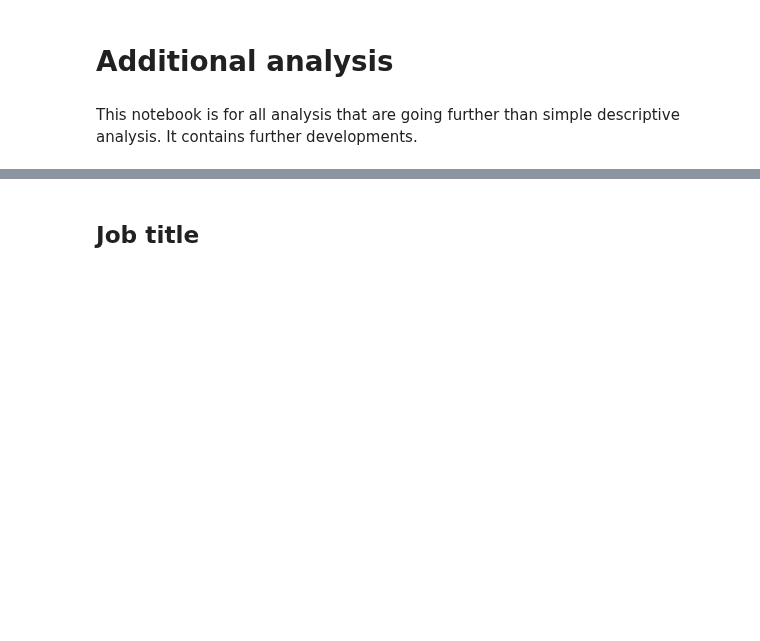
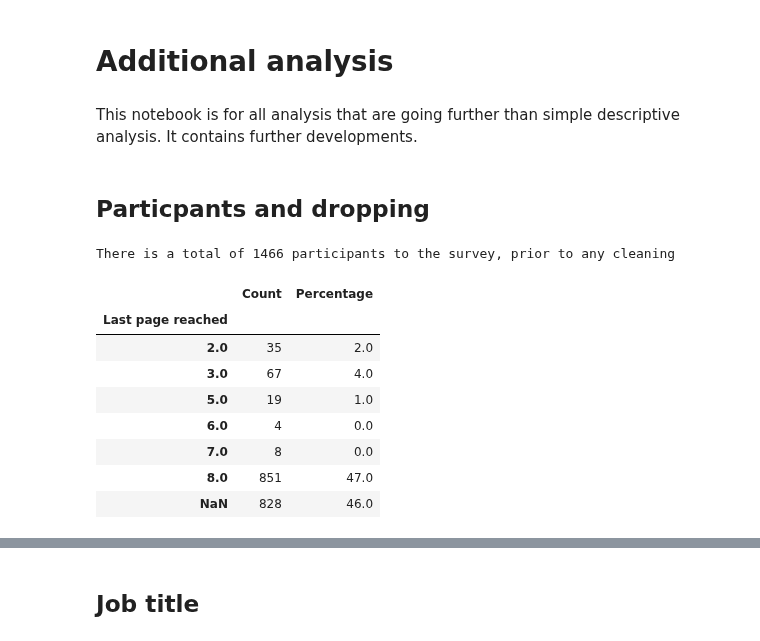
Before and after one commit to softwaresaved/international-survey, a Jupyter notebook: analysis/2018/x. Additional analysis.ipynb, the cells around one changed output, grey strips where cells are left out. Saved outputs shown, nothing was run; the diff lists cells and outputs as text; code cells hidden in the pictures; blank space fills up the shorter version.

```diff
--- a/analysis/2018/x. Additional analysis.ipynb
+++ b/analysis/2018/x. Additional analysis.ipynb
@@ -22,3 +22,30 @@ common_columns = ['Country', 'Year']
 # %% [markdown]
 This notebook is for all analysis that are going further than simple descriptive analysis.
 It contains further developments.
+# %% [markdown]
+## Particpants and dropping
+# %%
+df_raw = pd.read_csv('./../2018/data/raw_data.csv', low_memory=False)
+full_size = len(df_raw)
+print('There is a total of {} participants to the survey, prior to any cleaning'.format(full_size))
+# %% [output]
+There is a total of 1466 participants to the survey, prior to any cleaning
+# %%
+last_page = df[df["lastpage. Last page"] != -1.0]["lastpage. Last page"].value_counts(dropna=False).to_frame()
+last_page.columns = ['Count']
+last_page.index.name = 'Last page reached'
+last_page['Percentage'] = round(last_page['Count'] / last_page['Count'].sum() *100)
+last_page.sort_index(inplace=True)
+#last_page.reset_index(inplace=True)
+#last_page['Last page reached'] = last_page['Last page reached'].astype(str)
+last_page
+# %% [output]
+|  | Count | Percentage |
+| Last page reached |  |  |
+| 2.0 | 35 | 2.0 |
+| 3.0 | 67 | 4.0 |
+| 5.0 | 19 | 1.0 |
+| 6.0 | 4 | 0.0 |
+| 7.0 | 8 | 0.0 |
+| 8.0 | 851 | 47.0 |
+| NaN | 828 | 46.0 |
```
Also changed, not shown: parts of 6 cells of this notebook, 1 other file.
